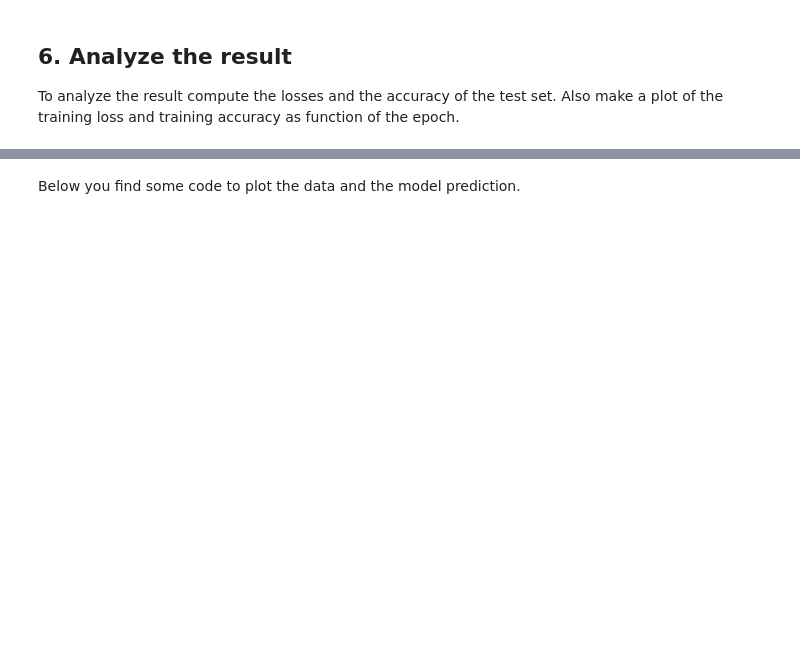
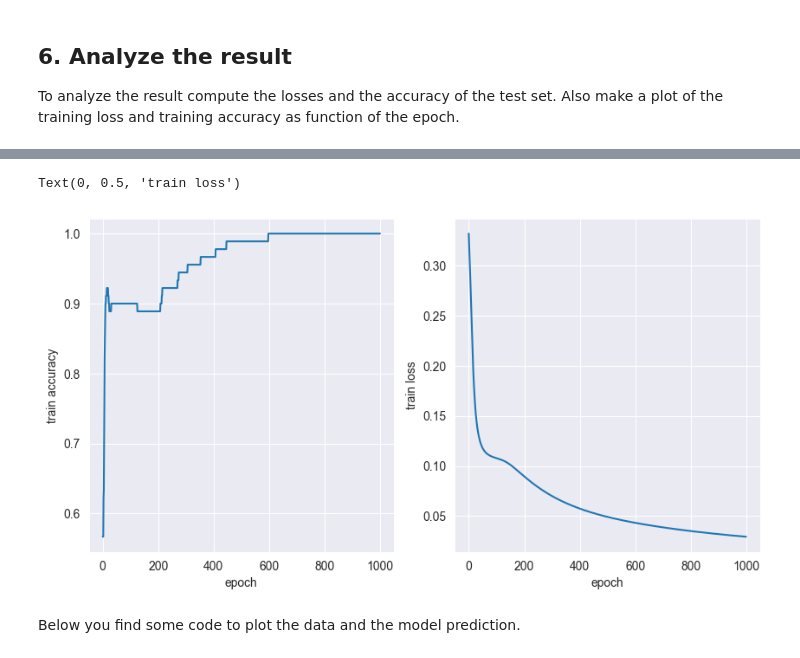
Before and after one commit to BenVigos/Machine-Learning, a Jupyter notebook: Assignment 5/neural_network_part1_student25.ipynb, the cells around one changed output, grey strips where cells are left out. Saved outputs shown, nothing was run; the diff lists cells and outputs as text; code cells hidden in the pictures; blank space fills up the shorter version.

```diff
--- a/Assignment 5/neural_network_part1_student25.ipynb
+++ b/Assignment 5/neural_network_part1_student25.ipynb
@@ -227,6 +284,18 @@ To analyze the result compute the losses and the accuracy of the test set. Also
 # %%
 # plot the loss and accuracy as function of the epoch number
-'''YOUR CODE GOES HERE '''
+fig, (ax1, ax2) = plt.subplots(1, 2, figsize=(10, 5))
+plt.sca(ax1)
+plt.plot(accuracies)
+plt.xlabel('epoch')
+plt.ylabel('train accuracy')
+
+plt.sca(ax2)
+plt.plot(losses)
+plt.xlabel('epoch')
+plt.ylabel('train loss')
+# %% [output]
+Text(0, 0.5, 'train loss')
+[figure, added]
 # %% [markdown]
 Below you find some code to plot the data and the model prediction.
 # %%
```
Also changed, not shown: parts of 5 cells of this notebook.
